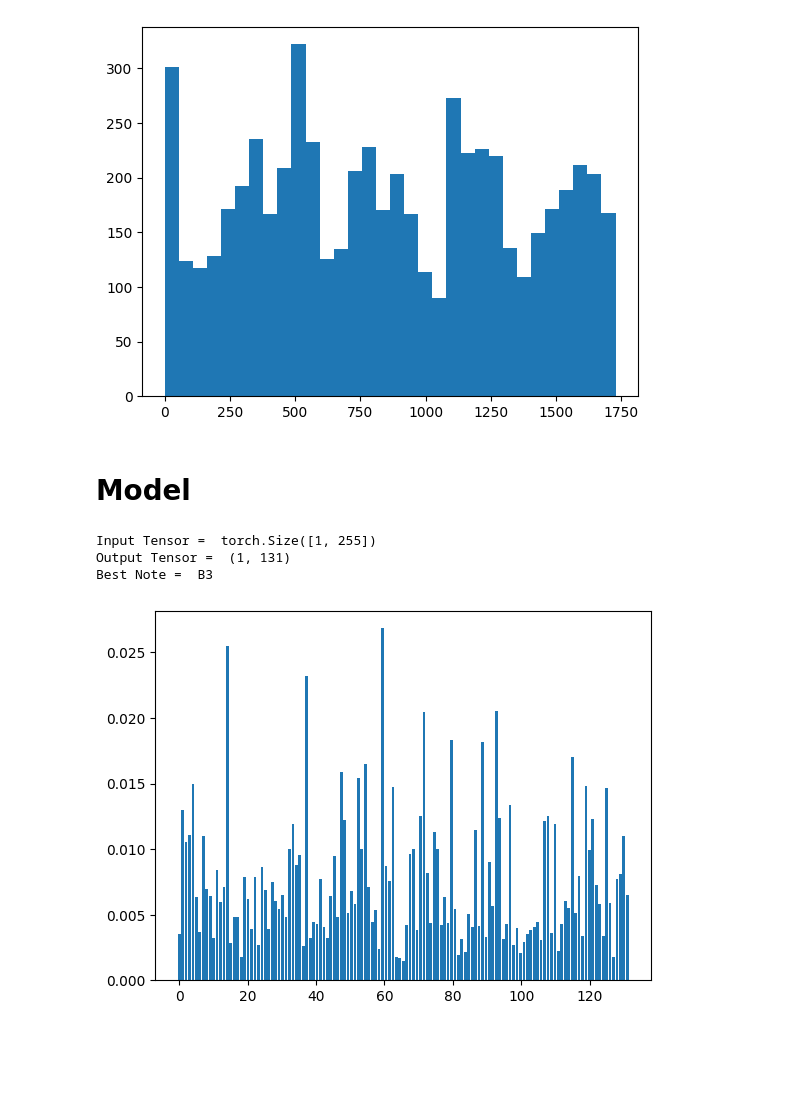
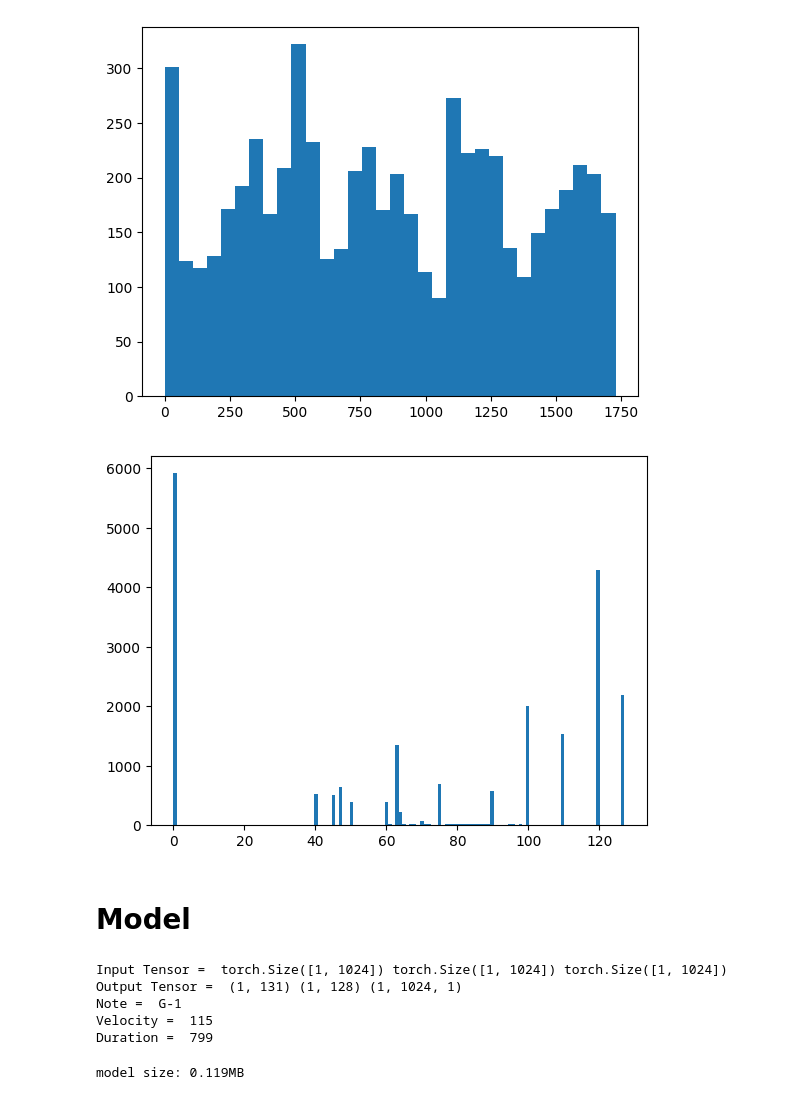
Before and after one commit to TheRealAnonymous008/ML-Playground, a Jupyter notebook: Composer/demo.ipynb, the cells around one changed output. Cells and saved outputs as stored; diff of their text form; code cells hidden in the pictures; blank space fills up the shorter version.

Commit message:
feat: midibot model

```diff
--- a/Composer/demo.ipynb
+++ b/Composer/demo.ipynb
@@ -109,7 +109,7 @@ def create_lists(track_bundles):
             for x in b:
                 notes.append(x['note'])
                 durations.append(x['duration'])
-                velocities.append(x['velocity'] / 127)
+                velocities.append(int(x['velocity']))
 
             notes.append(BUNDLE_SEPARATOR)
             durations.append(0)
@@ -202,6 +219,11 @@ plt.hist(df['times'][0], bins=32)
 plt.show()
 # %% [output]
 [figure]
+# %%
+plt.hist(df['velocities'][0], bins=128)
+plt.show()
+# %% [output]
+[figure, added]
 # %%
 train_loader = DataLoader(midi, batch_size=1)
 # %% [markdown]
@@ -210,22 +232,54 @@ train_loader = DataLoader(midi, batch_size=1)
 from model import ComposeNet, VOCABULARY
 model = ComposeNet()
 
-note_tensor = next(iter(train_loader))['notes'][:, :model._context_len - 1]
-note_tensor[:, -1] = VOCABULARY['MASK']
+data = next(iter(train_loader))
+note_tensor = data['notes'][:, :model._context_len]
 note_tensor = note_tensor.to("cuda")
 
-print("Input Tensor = ", note_tensor.shape)
+velocity_tensor = data['velocities'][:, :model._context_len ]
+velocity_tensor = velocity_tensor.to("cuda")
 
-output = model(note_tensor).cpu().detach().numpy()
-print("Output Tensor = ", output.shape)
+duration_tensor = data['durations'][:, :model._context_len ]
+duration_tensor = duration_tensor.to("cuda")
 
-print("Best Note = ", librosa.midi_to_note(output[0].argmax()))
+input = {
+    "notes": note_tensor,
+    "velocities": velocity_tensor,
+    "durations": duration_tensor
+}
+
+print("Input Tensor = ", note_tensor.shape, velocity_tensor.shape, duration_tensor.shape)
+
+output_notes, output_velocities, output_durations = model(input)
+
+output_notes = output_notes.cpu().detach().numpy()
+output_velocities = output_velocities.cpu().detach().numpy()
+output_durations = output_durations.cpu().detach().numpy()
+
+print("Output Tensor = ", output_notes.shape, output_velocities.shape, output_durations.shape)
+
+print("Note = ", librosa.midi_to_note(output_notes[0].argmax()))
+print("Velocity = ", output_velocities[0].argmax())
+print("Duration = ", output_durations[0].argmax())
 # %% [output]
-Input Tensor =  torch.Size([1, 255])
-Output Tensor =  (1, 131)
-Best Note =  B3
+Input Tensor =  torch.Size([1, 1024]) torch.Size([1, 1024]) torch.Size([1, 1024])
+Output Tensor =  (1, 131) (1, 128) (1, 1024, 1)
+Note =  G-1
+Velocity =  115
+Duration =  799
+# %%
+# Model Specifications
+param_size = 0
+for param in model.parameters():
+    param_size += param.nelement() * param.element_size()
+buffer_size = 0
+for buffer in model.buffers():
+    buffer_size += buffer.nelement() * buffer.element_size()
+
+size_all_mb = (param_size + buffer_size) / 1024**2
+print('model size: {:.3f}MB'.format(size_all_mb))
+# %% [output]
+model size: 0.119MB
 # %%
-plt.bar(np.linspace(0, len(VOCABULARY), len(VOCABULARY)), output.reshape((-1,)))
+plt.bar(np.linspace(0, len(VOCABULARY), len(VOCABULARY)), output_notes.reshape((-1,)))
 plt.show()
-# %% [output]
-[figure, removed]
```
Also changed, not shown: parts of 1 cell of this notebook, 1 other file.
